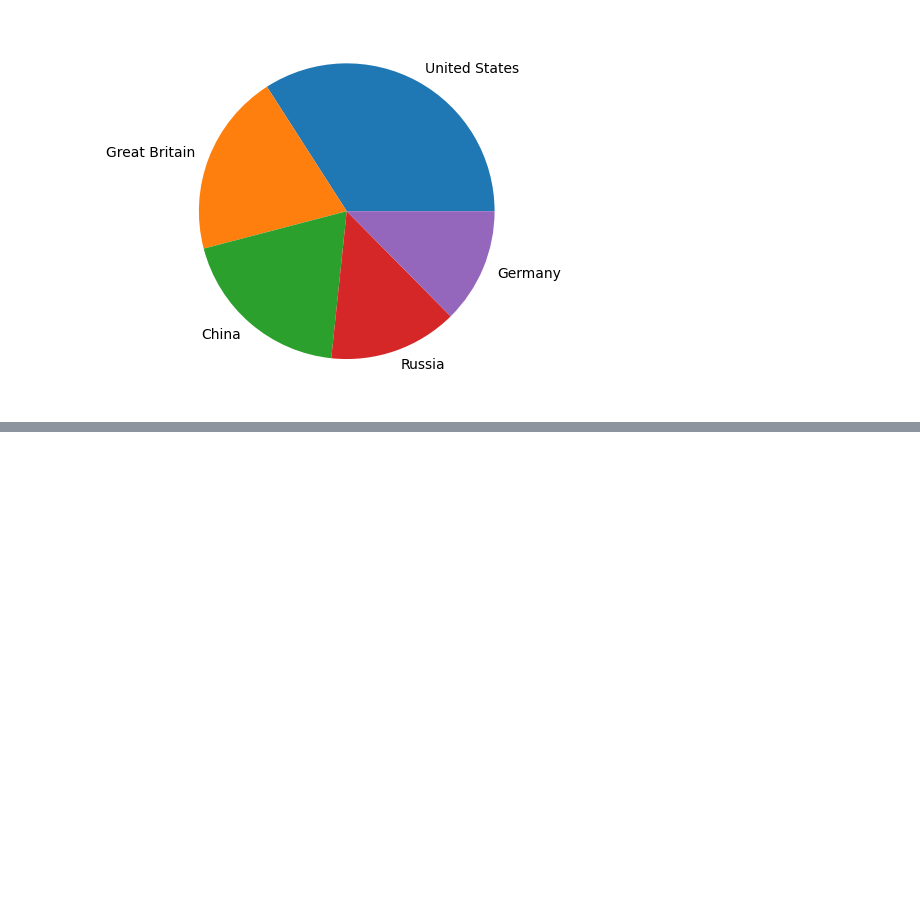
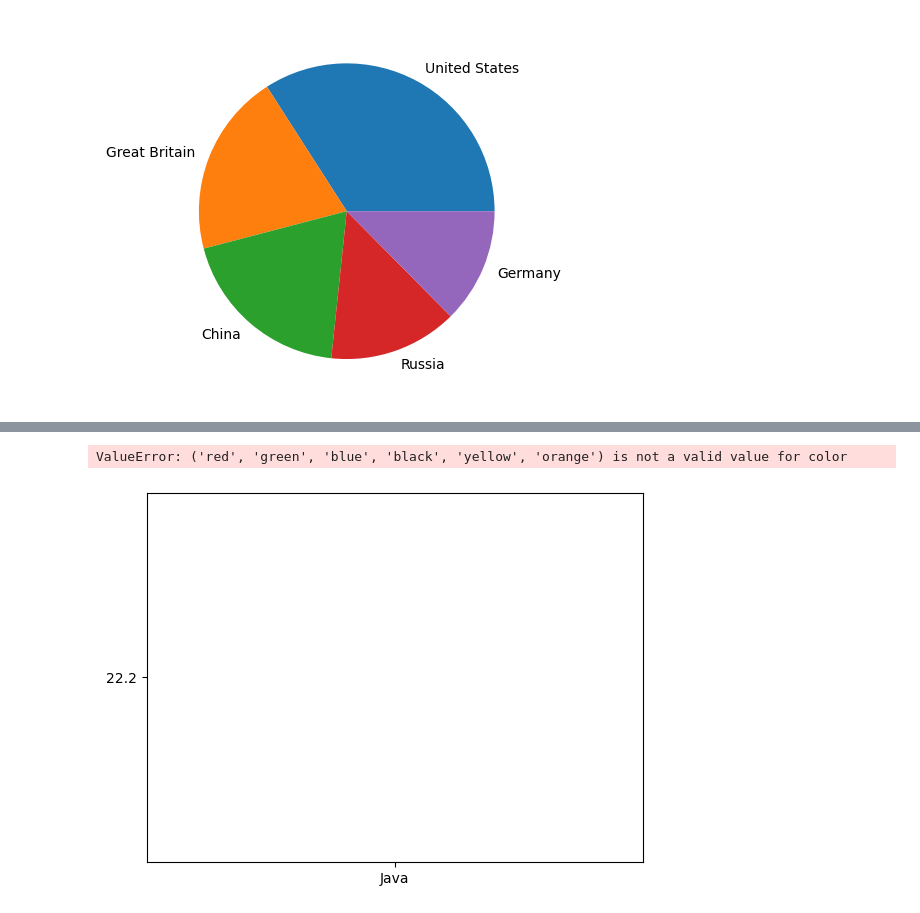
Before and after one commit to geeky-auro/TTL_CSE38, a Jupyter notebook: Assignment/Assignment-1/Assignment-56.ipynb, the cells around one changed output, grey strips where cells are left out. Drawn from its saved outputs; the diff is of its cells as text; code cells hidden in the pictures; blank space fills up the shorter version.

```diff
--- a/Assignment/Assignment-1/Assignment-56.ipynb
+++ b/Assignment/Assignment-1/Assignment-56.ipynb
@@ -295,0 +312,11 @@ plt.pie(gold,labels=country)
+# %%
+# Exercise 3:
+# i. Write a Python program to plot two or more lines with legends, different widths and colors.
+# ii. Write a Python program to plot two or more lines with different styles.
+# iii. Write a Python program to plot two or more lines and set the line markers.
+
+plt.plot(prog, popularity, color=('red', 'green', 'blue', 'black', 'yellow', 'orange'))
+plt.bar(prog, (popularity+10), color=('red', 'green', 'blue', 'black', 'yellow', 'orange'))
+# %% [output]
+ValueError: ('red', 'green', 'blue', 'black', 'yellow', 'orange') is not a valid value for color
+[figure, added]
```
Also changed, not shown: parts of 2 cells of this notebook.
